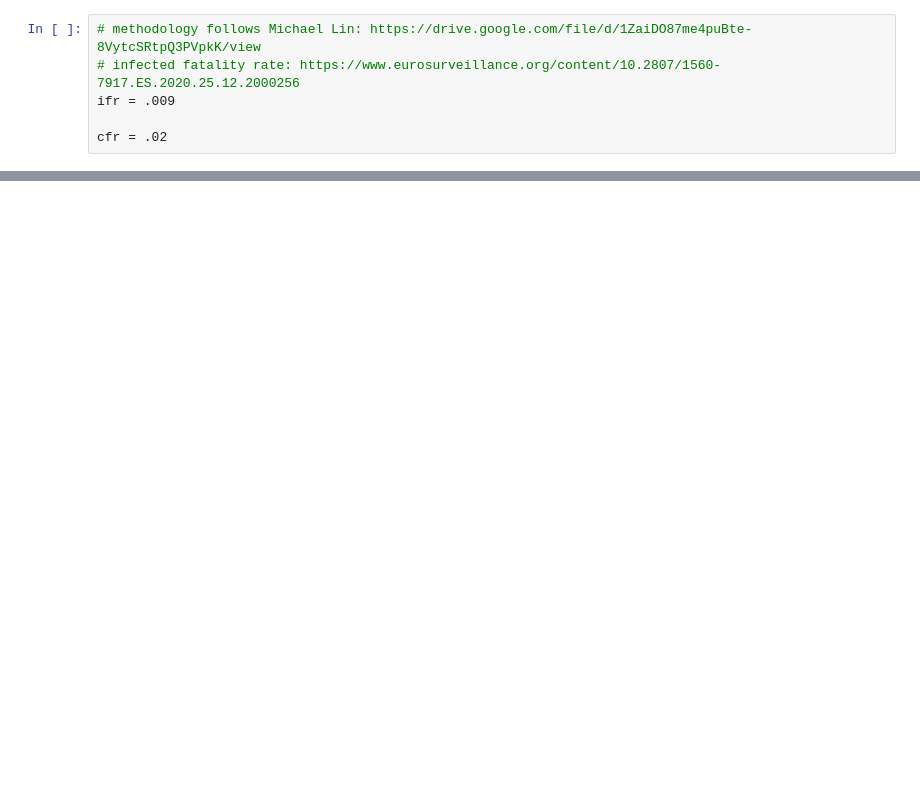
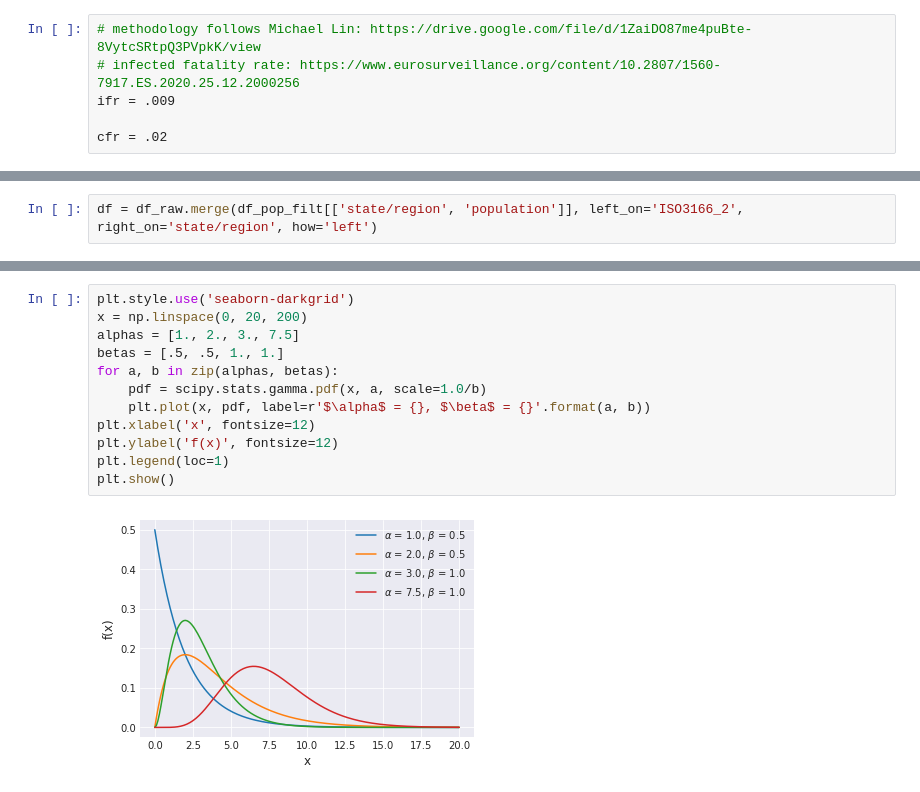
Before and after one commit to bensonlee5/covid19, a Jupyter notebook: covid_nytimes.ipynb, the cells around one changed output, grey strips where cells are left out. Drawn from its saved outputs; the diff is of its cells as text; blank space fills up the shorter version.

```diff
--- a/covid_nytimes.ipynb
+++ b/covid_nytimes.ipynb
@@ -139,0 +50,2 @@ NameError: name 'df_cases' is not defined
+# %%
+df = df_raw.merge(df_pop_filt[['state/region', 'population']], left_on='ISO3166_2', right_on='state/region', how='left')
@@ -139,0 +185,14 @@ NameError: name 'df_cases' is not defined
+# %%
+plt.style.use('seaborn-darkgrid')
+x = np.linspace(0, 20, 200)
+alphas = [1., 2., 3., 7.5]
+betas = [.5, .5, 1., 1.]
+for a, b in zip(alphas, betas):
+    pdf = scipy.stats.gamma.pdf(x, a, scale=1.0/b)
+    plt.plot(x, pdf, label=r'$\alpha$ = {}, $\beta$ = {}'.format(a, b))
+plt.xlabel('x', fontsize=12)
+plt.ylabel('f(x)', fontsize=12)
+plt.legend(loc=1)
+plt.show()
+# %% [output]
+[figure, added]
```
Also changed, not shown: parts of 71 cells of this notebook.
